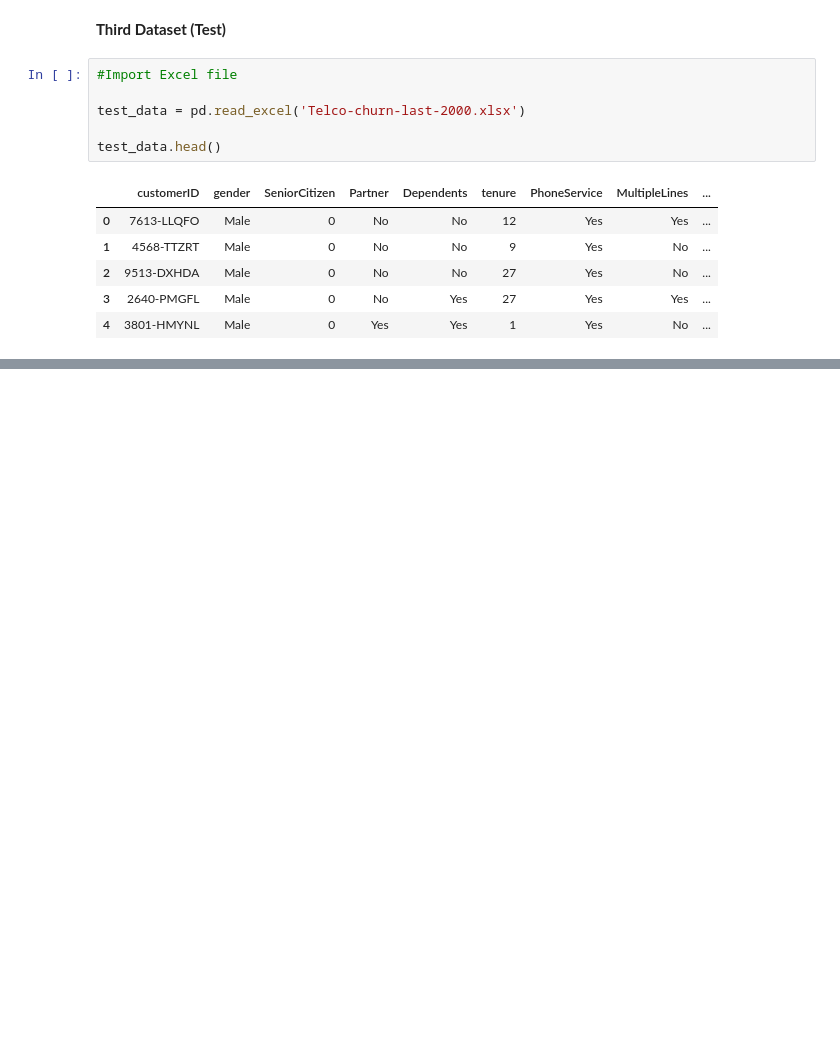
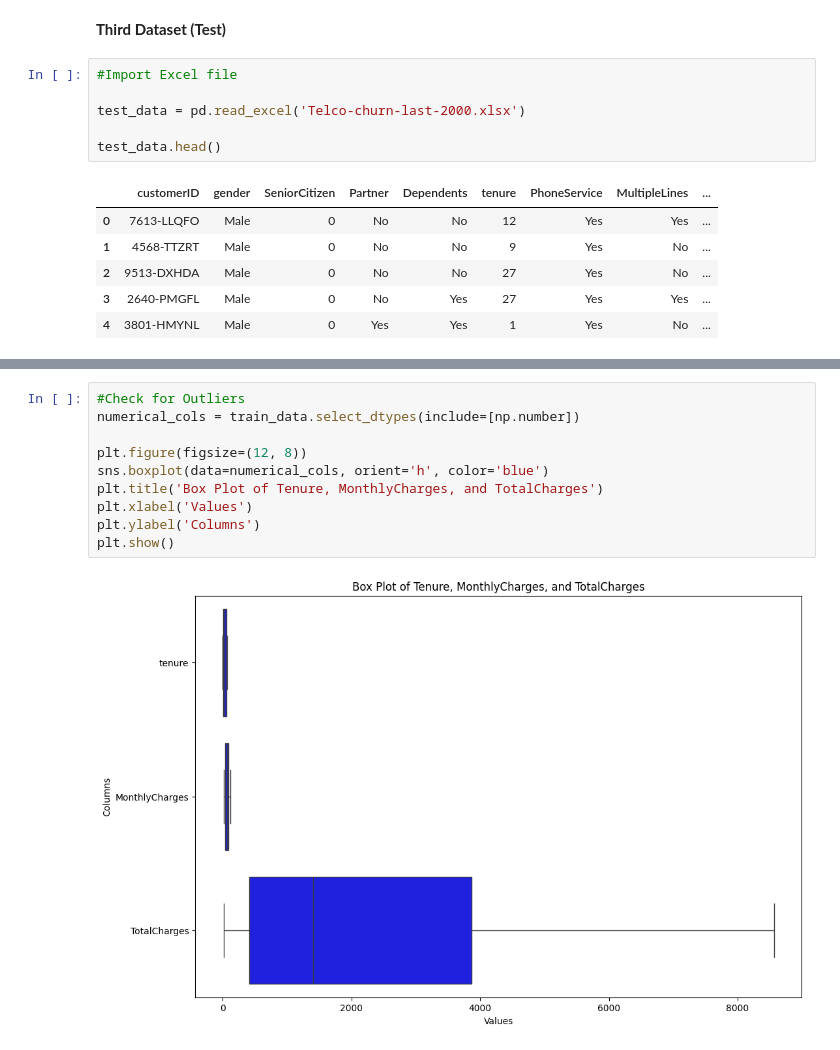
Before and after one commit to Ogoms/Customer-Churn-Prediction, a Jupyter notebook: Notebook/main.ipynb, the cells around one changed output, grey strips where cells are left out. Drawn from its saved outputs; the diff is of its cells as text; blank space fills up the shorter version.

```diff
--- a/Notebook/main.ipynb
+++ b/Notebook/main.ipynb
@@ -102,0 +211,12 @@ test_data.head()
+# %%
+#Check for Outliers
+numerical_cols = train_data.select_dtypes(include=[np.number])
+
+plt.figure(figsize=(12, 8))
+sns.boxplot(data=numerical_cols, orient='h', color='blue')
+plt.title('Box Plot of Tenure, MonthlyCharges, and TotalCharges')
+plt.xlabel('Values')
+plt.ylabel('Columns')
+plt.show()
+# %% [output]
+[figure, added]
```
Also changed, not shown: parts of 36 cells of this notebook.
